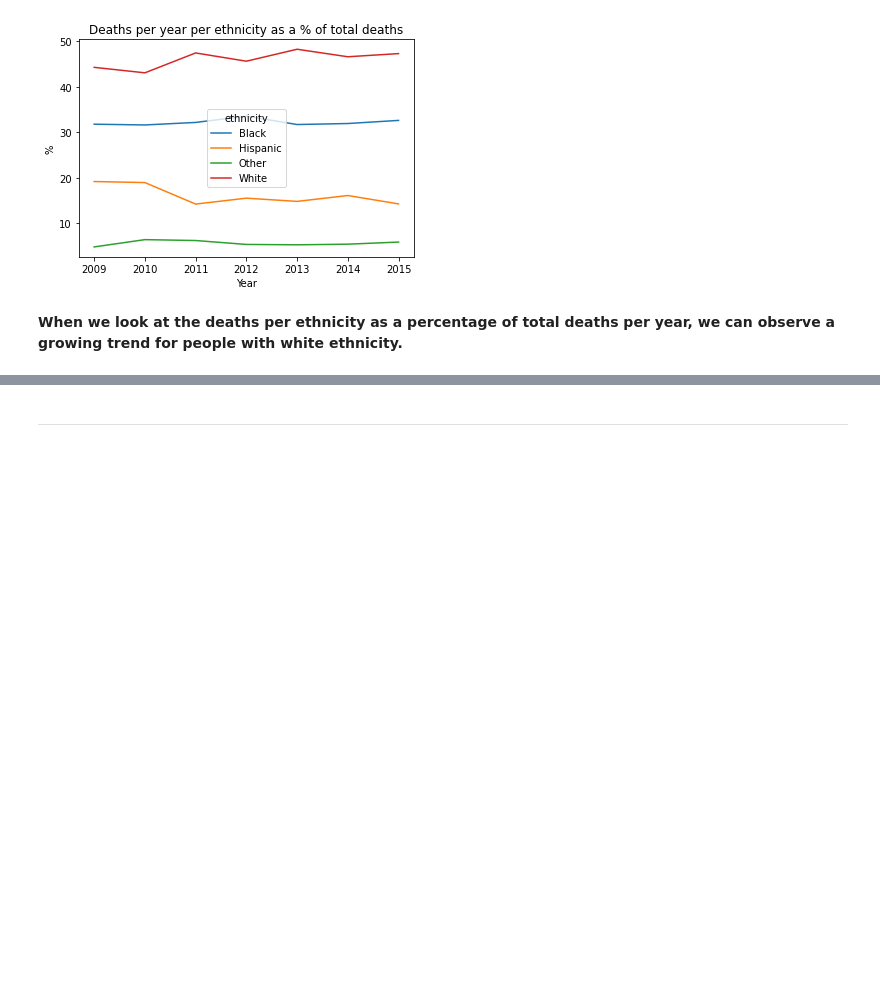
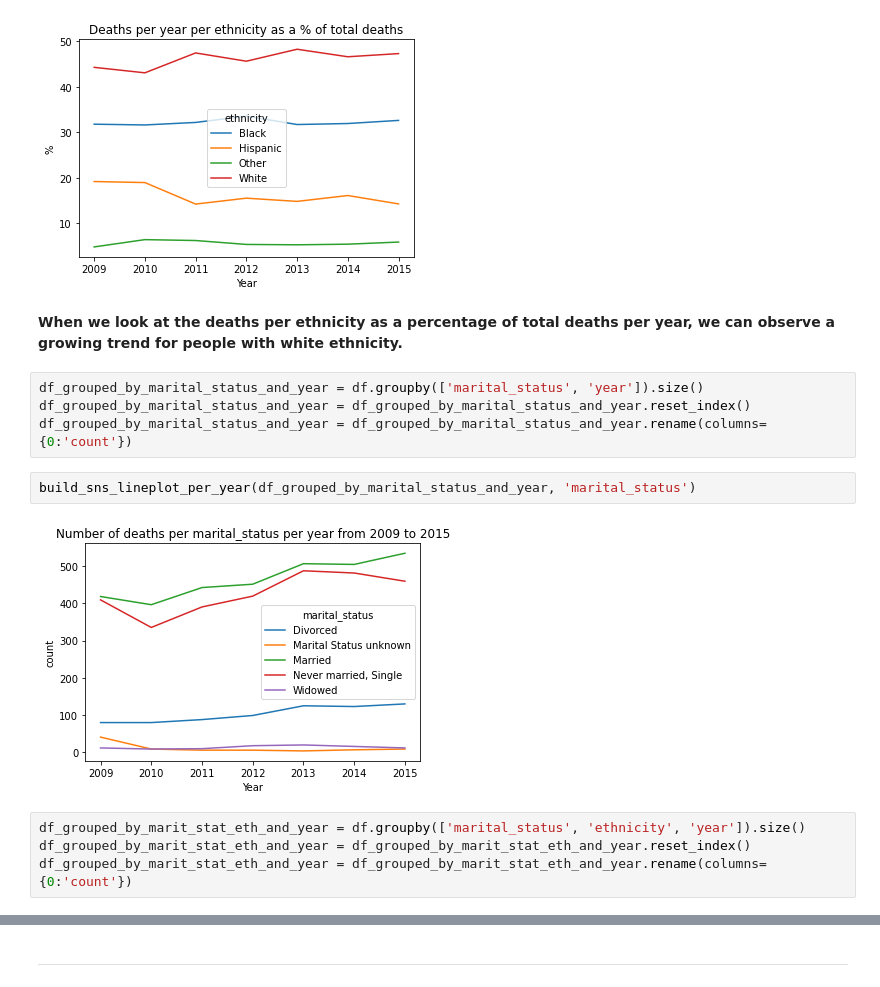
Before and after one commit to andrezafeu/maternal_mortality, a Jupyter notebook: EDA.ipynb, the cells around one changed output, grey strips where cells are left out. Saved outputs shown, nothing was run; the diff lists cells and outputs as text; blank space fills up the shorter version.

```diff
--- a/EDA.ipynb
+++ b/EDA.ipynb
@@ -420,3 +430,15 @@ Text(0.5, 1.0, 'Deaths per year per ethnicity as a % of total deaths')
 [figure]
 # %% [markdown]
 **When we look at the deaths per ethnicity as a percentage of total deaths per year, we can observe a growing trend for people with white ethnicity.**
+# %%
+df_grouped_by_marital_status_and_year = df.groupby(['marital_status', 'year']).size()
+df_grouped_by_marital_status_and_year = df_grouped_by_marital_status_and_year.reset_index()
+df_grouped_by_marital_status_and_year = df_grouped_by_marital_status_and_year.rename(columns={0:'count'})
+# %%
+build_sns_lineplot_per_year(df_grouped_by_marital_status_and_year, 'marital_status')
+# %% [output]
+[figure, added]
+# %%
+df_grouped_by_marit_stat_eth_and_year = df.groupby(['marital_status', 'ethnicity', 'year']).size()
+df_grouped_by_marit_stat_eth_and_year = df_grouped_by_marit_stat_eth_and_year.reset_index()
+df_grouped_by_marit_stat_eth_and_year = df_grouped_by_marit_stat_eth_and_year.rename(columns={0:'count'})
```
Also changed, not shown: parts of 34 cells of this notebook, 1 other file.
